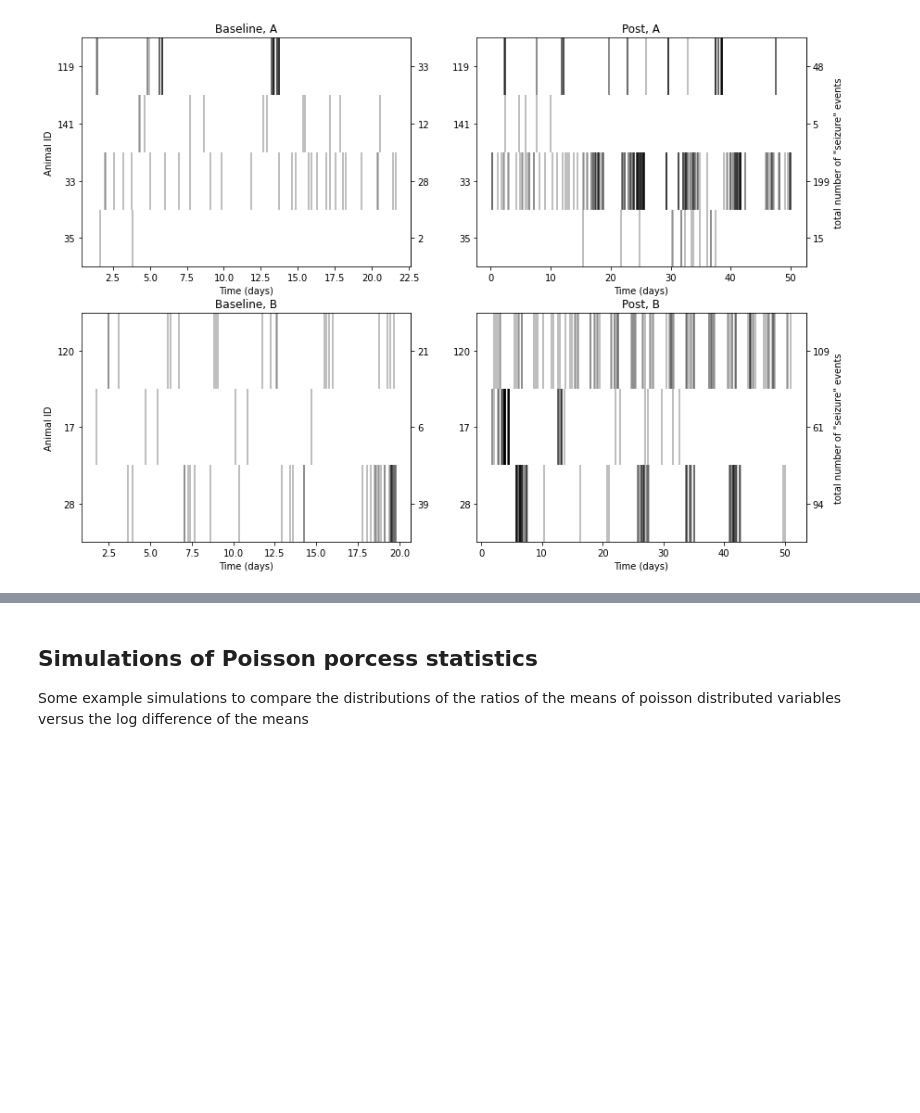
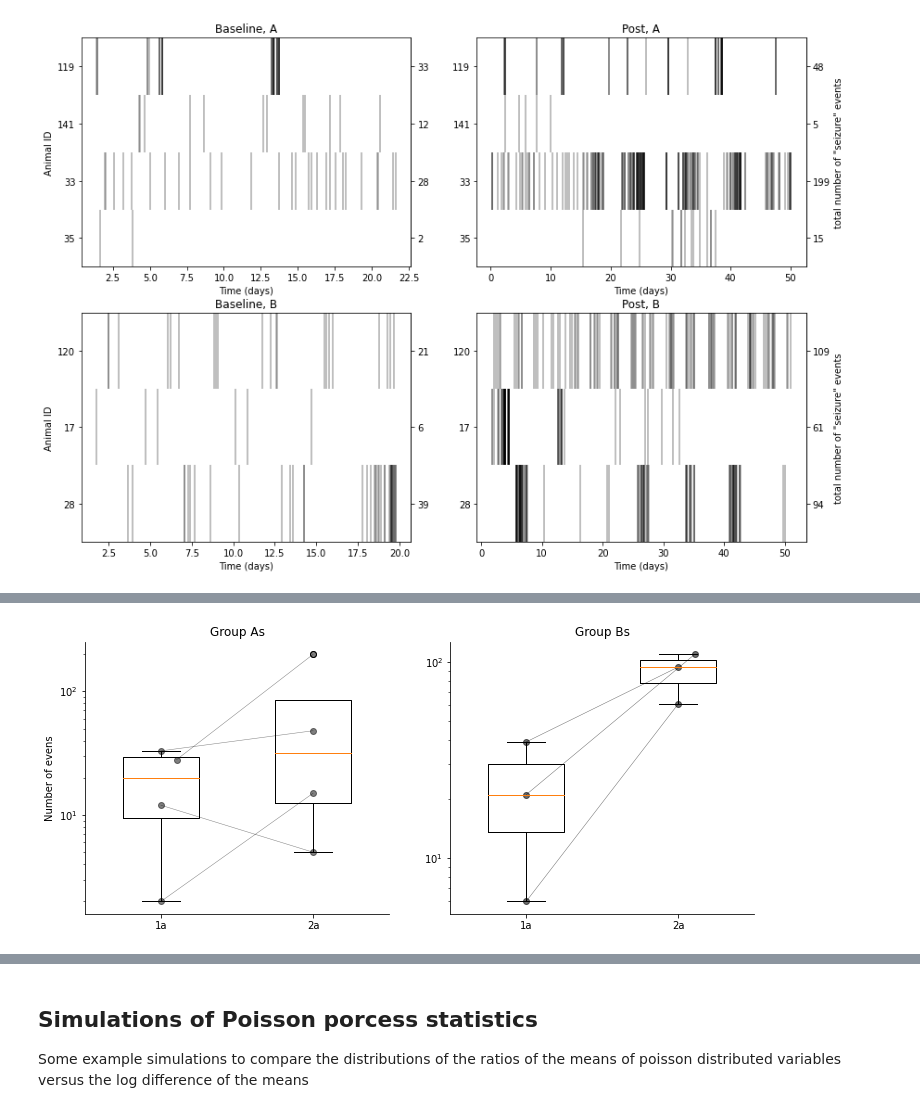
Before and after one commit to KullmannLab/pyecog2, a Jupyter notebook: Notebooks/Data Report.ipynb, the cells around one changed output, grey strips where cells are left out. Cells and saved outputs as stored; diff of their text form; code cells hidden in the pictures; blank space fills up the shorter version.

```diff
--- a/Notebooks/Data Report.ipynb
+++ b/Notebooks/Data Report.ipynb
@@ -181,0 +198,31 @@ log_data = list(map(np.log10,data_for_stats_nevents))
+# %%
+
+def paired_plots(data,group_names,period_names):
+    assert len(data)==len(group_names), 'len(data) should be the same as len(group_names)'
+    for data_item in data:
+        assert len(data_item)==len(period_names), 'len(data[i]) should be the same as len(period names)'
+
+    log_data = list(map(np.log10,data))
+    xdata = [[pg.pseudoScatter(condition,spacing = .25/len(group),bidir=True) for condition in group] for group in log_data]
+    plt.figure(figsize=(len(group_names)*6,5))
+    for i, group in enumerate(data):
+        ax = plt.subplot(1,len(group_names),i+1)
+        for j, period in enumerate(group):
+            xdata[i][j]+=j
+            ax.plot(xdata[i][j],period,'ko',alpha=1/(len(period)**(1/2)))
+            ax.boxplot(period,positions=[j],widths=.5)
+            ax.set_xticks(range(len(period_names)))
+            ax.set_xticklabels(period_names)
+            ax.set_title(f'Group {group_names[i]}')
+            ax.set_yscale('log')
+            if i ==0:
+                ax.set_ylabel('Number of evens')
+
+        ax.plot(np.array(xdata[i]),data[i],'k',alpha=1/(len(period)**(1/2)),linewidth=0.5)
+
+        ax.spines['top'].set_visible(False)
+        ax.spines['right'].set_visible(False)
+# %%
+paired_plots(data_for_stats_nevents,['As','Bs'],['1a','2a'])
+# %% [output]
+[figure, added]
```
Also changed, not shown: parts of 17 cells of this notebook, 2 other files.
